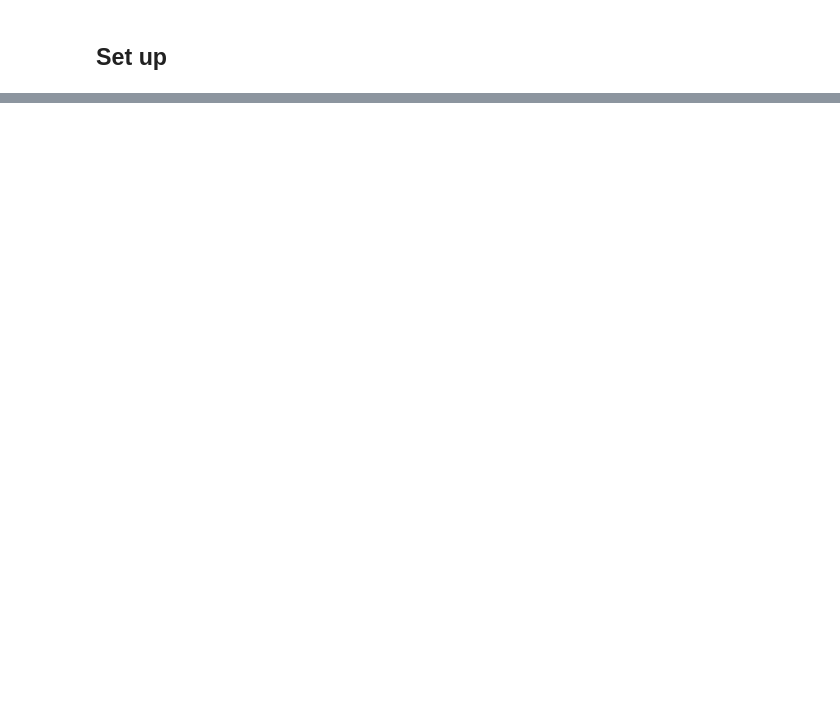
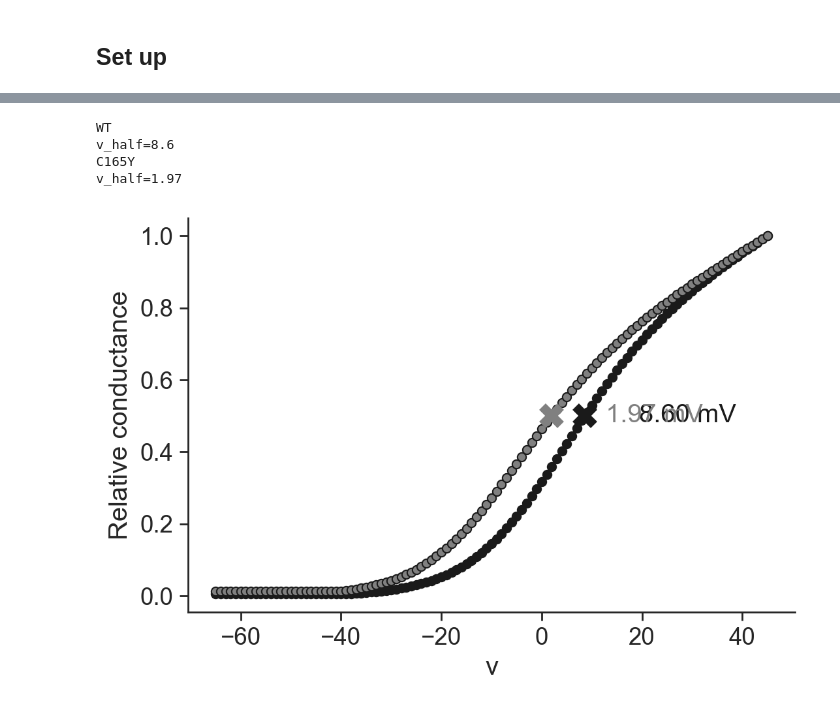
Before and after one commit to ChrisCurrin/pv-kcnc2, a Jupyter notebook: notebook.ipynb, the cells around one changed output, grey strips where cells are left out. Drawn from its saved outputs; the diff is of its cells as text; code cells hidden in the pictures; blank space fills up the shorter version.

```diff
--- a/notebook.ipynb
+++ b/notebook.ipynb
@@ -50,0 +280,61 @@ pv[0]
+# %%
+def interpolate(points: pd.DataFrame, step_size: float) -> float:
+    """
+    Interpolate a point in a line.
+    """
+    interp_points = points.reindex(index=np.arange(points.index.min(), points.index.max()+1, step_size))
+    interp_points = interp_points.interpolate(method="linear", limit_direction="both")
+    return interp_points
+
+
+def find_v_half(points: pd.DataFrame):
+
+    # find v 1/2 point for peak ik
+    idx = nearest_idx(points["peak ik"].values, points["peak ik"].max()/2)
+    v_half_peak = points.iloc[idx]["v"]
+    return idx, v_half_peak
+# %%
+fig, ax = plt.subplots()
+
+colors = ["k", "gray"]
+
+for i, key in enumerate(points["Kv3.2"].unique()):
+    print(key)
+    df_kv = points[points["Kv3.2"] == key].reset_index()
+    interp_points = interpolate(df_kv, 0.01)
+    df_kv["Relative conductance"] = df_kv["peak ik"] / df_kv["peak ik"].max()
+    interp_points["Relative conductance"] = (
+        interp_points["peak ik"] / interp_points["peak ik"].max()
+    )
+
+    sns.lineplot(
+        data=df_kv,
+        x="v",
+        y="Relative conductance",
+        ax=ax,
+        color=colors[i],
+        marker="o",
+        markeredgecolor="k",
+        legend=True,
+    )
+
+    v_half_idx, v_half = find_v_half(interp_points)
+    print(f"{v_half=}")
+    xy = (v_half, interp_points.iloc[v_half_idx]["Relative conductance"])
+    ax.annotate(
+        f"{xy[0]:.2f} mV",
+        xy=xy,
+        xytext=(30, 0),
+        textcoords="offset points",
+        color=colors[i],
+        # arrowprops=dict(arrowstyle="->", color="k"),
+        va="center",
+    )
+
+    ax.plot(*xy, "x", color=colors[i], markersize=10, markeredgewidth=5, zorder=100)
+# %% [output]
+WT
+v_half=8.6
+C165Y
+v_half=1.97
+[figure, added]
```
Also changed, not shown: parts of 7 cells of this notebook, 10 other files.
